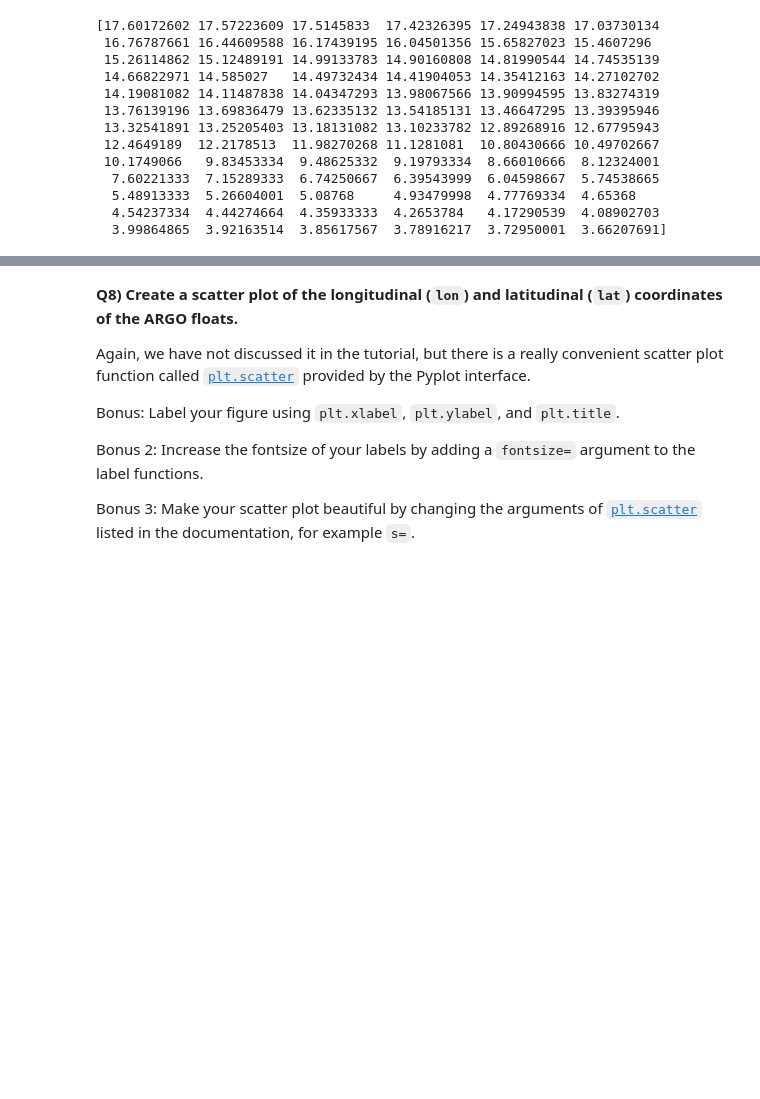
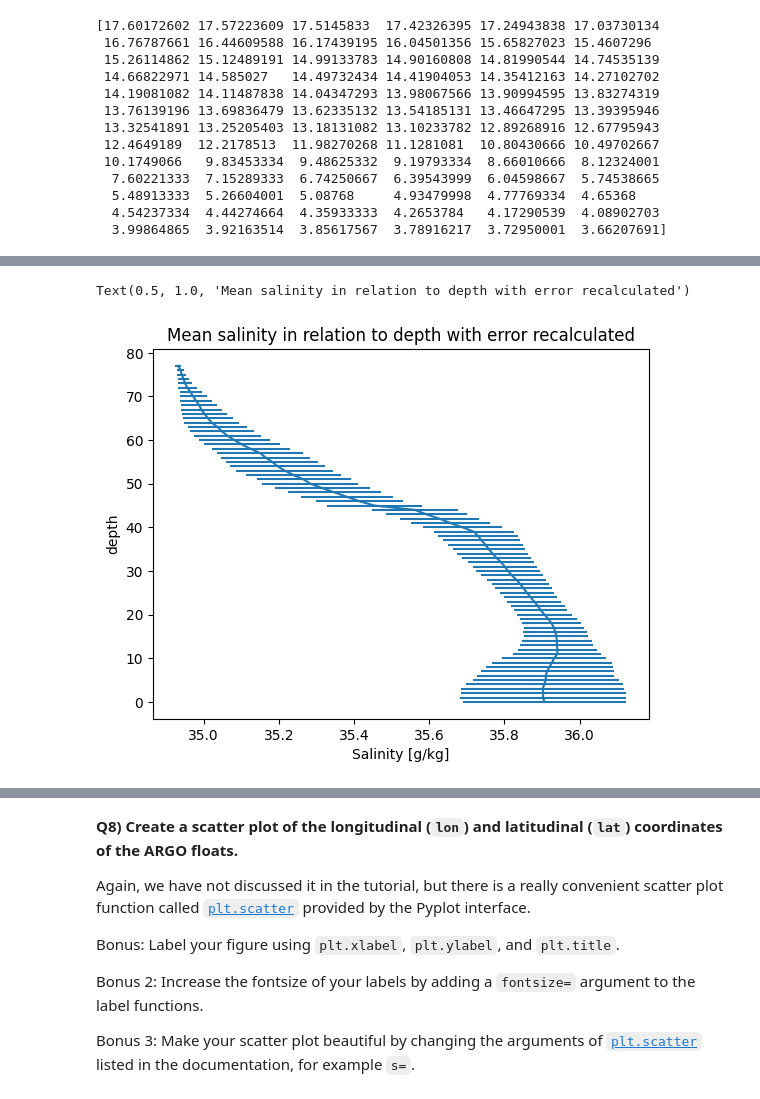
Before and after one commit to LSR0309/2024_Intro_Python, a Jupyter notebook: Kopie_von_W2_S1.ipynb, the cells around one changed output, grey strips where cells are left out. Saved outputs shown, nothing was run; the diff lists cells and outputs as text; code cells hidden in the pictures; blank space fills up the shorter version.

```diff
--- a/Kopie_von_W2_S1.ipynb
+++ b/Kopie_von_W2_S1.ipynb
@@ -409,0 +424,8 @@ stdRDignore = np.nanstd(relative_density,axis=1)
+# %%
+plt.errorbar(meanSignore,level,xerr=stdSignore)
+plt.xlabel('Salinity [g/kg]')
+plt.ylabel('depth')
+plt.title('Mean salinity in relation to depth with error recalculated')
+# %% [output]
+Text(0.5, 1.0, 'Mean salinity in relation to depth with error recalculated')
+[figure, added]
```
Also changed, not shown: parts of 7 cells of this notebook.
